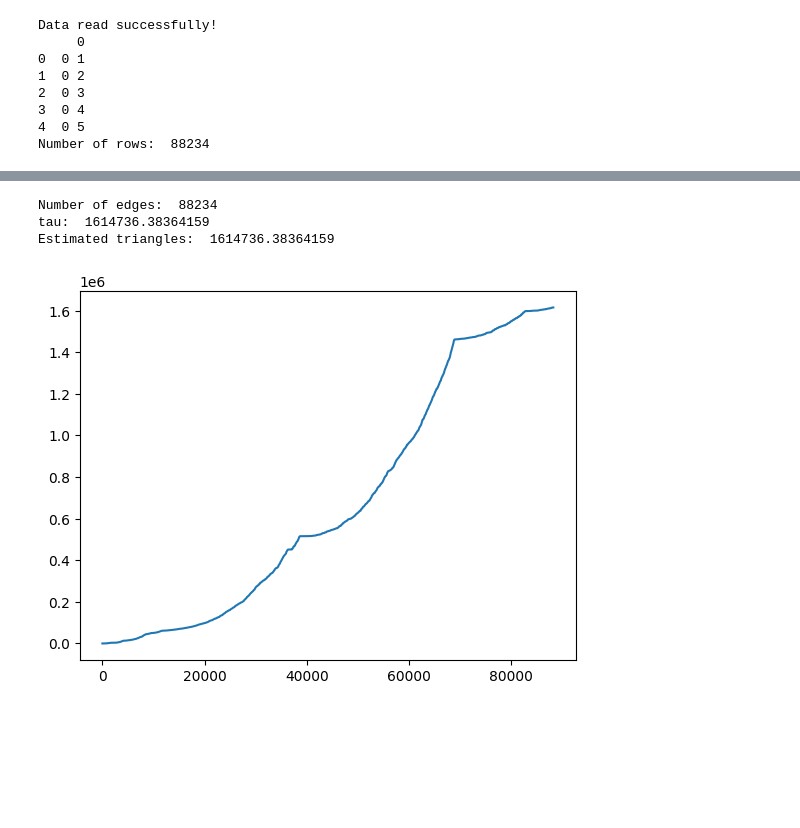
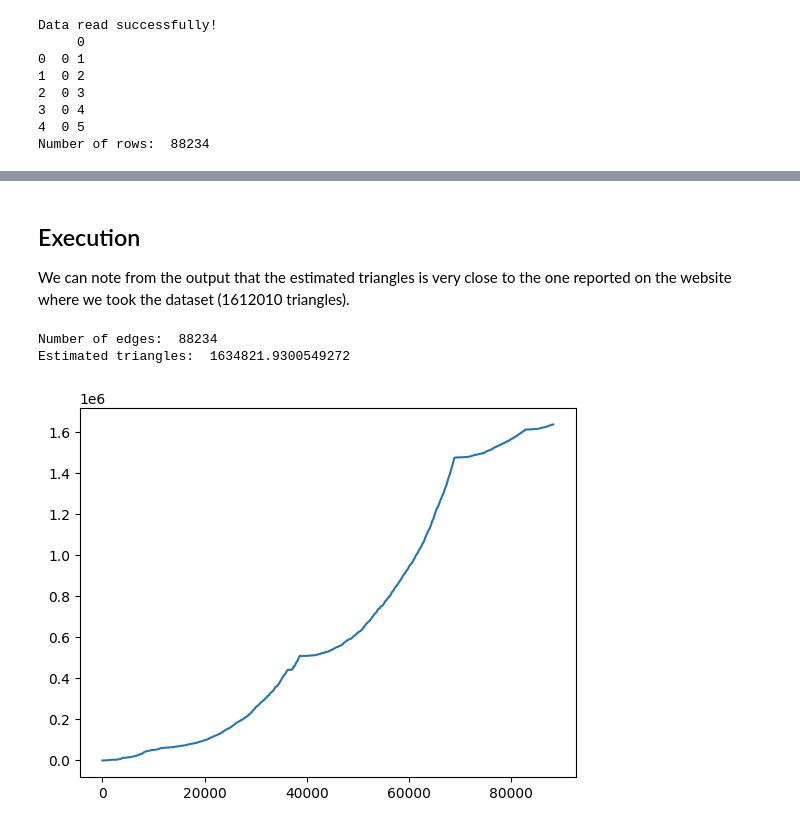
Before and after one commit to data-mining-kth/mining-data-streams, a Jupyter notebook: src/HW3_Chiminelli_Praturlon_trièst-impr.ipynb, the cells around one changed output, grey strips where cells are left out. Cells and saved outputs as stored; diff of their text form; code cells hidden in the pictures; blank space fills up the shorter version.

```diff
--- a/src/HW3_Chiminelli_Praturlon_trièst-impr.ipynb
+++ b/src/HW3_Chiminelli_Praturlon_trièst-impr.ipynb
@@ -72,9 +73,6 @@ for i in range(len(df_g)):
 ####################################
 # TRIEST-BASE CLASS IMPLEMENTATION #
 ####################################
-import random
-import numpy as np
-import matplotlib.pyplot as plt
 
 class TriestBase:
     '''
@@ -92,31 +90,18 @@ class TriestBase:
         self._S = set()
         self._tau_ls = []
 
-    #M = 6
-
     def flipBiasedCoin(self, M, t):
     # def flipBiasedCoin(self):
         '''
         Flip a biased coin with probability M/t of falling head.
         '''
-
-        # import numpy as np
         # 1: head, 0: tail
         result = np.random.choice([1, 0], p=[M/t, (1-M/t)])
-        #print(f"Result: {result}, M/t: {M/t}")
+
         if result:
             return True
         else:
             return False
-
-        '''
-        head_prob = random.random()
-
-        if head_prob <= self._M/self._t:
-            return True
-        else:
-            return False
-        '''
 
     def sampleEdge(self, t):
         '''
@@ -124,16 +109,13 @@ class TriestBase:
         the stream element is received. t is a count integer.
         Returns a boolean
         '''
-        #import random
 
         if (t <= self._M):
             #print(f"t: {self._t}, M: {self._M}")
             return True
         elif self.flipBiasedCoin(self._M, t):
-        # elif self.flipBiasedCoin():
             # select random edge from S
             random_edge = random.choice(tuple(self._S))
-            #random_edge = random.sample(self._S, 1)[0]
             # Delete random_edge from S
             self._S.remove(random_edge)
             return True
@@ -155,8 +137,7 @@ class TriestBase:
         shared_neigh = set()
         neigh_u = set() # all neighbors of edge[0]
         neigh_v = set() # all nneighbors of edge[1]
-        #print("S from updateCounters():\n", S)
-        #print("_S:\n", self._S)
+
         u = edge[0]
         v = edge[1]
         for elem in self._S:
@@ -175,6 +156,7 @@ class TriestBase:
         shared_neigh = set.intersection(neigh_u, neigh_v)
         self._tau_ls.append(self._tau)
 
+        #IMPR version only increments the counters and uses a weight
         _weight = ((t - 1) * (t - 2)) / (self._M * (self._M - 1))
         weight = max(1, _weight)
         for c in shared_neigh:
@@ -188,6 +170,7 @@ class TriestBase:
         print("Number of edges: ", len(data))
         for edge in data:
             self._t += 1
+            # IMPR version calls the updateCounters before the if cycle
             self.updateCounters(self._t, edge)
             if self.sampleEdge(self._t):
                 # self._S.append(edge)
@@ -197,13 +180,15 @@ class TriestBase:
         est_tri = self._tau
         print("Estimated triangles: ", est_tri)
         plt.plot(range(len(self._tau_ls)), self._tau_ls)
-        #plt.axis([3800, 5200, 3800, 5200])
         plt.show()
+# %% [markdown]
+## Execution
+
+We can note from the output that the estimated triangles is very close to the one reported on the website where we took the dataset (1612010 triangles).
 # %%
 # EXPLOITING THE CLASS TRIEST-BASE
-TriestBase(7000).run_triest(data)
+TriestBase(10000).run_triest(data)
 # %% [output]
 Number of edges:  88234
-tau:  1614736.38364159
-Estimated triangles:  1614736.38364159
+Estimated triangles:  1634821.9300549272
-[figure, old version]
+[figure, new version]
```
Also changed, not shown: parts of 9 cells of this notebook, 1 other file.
